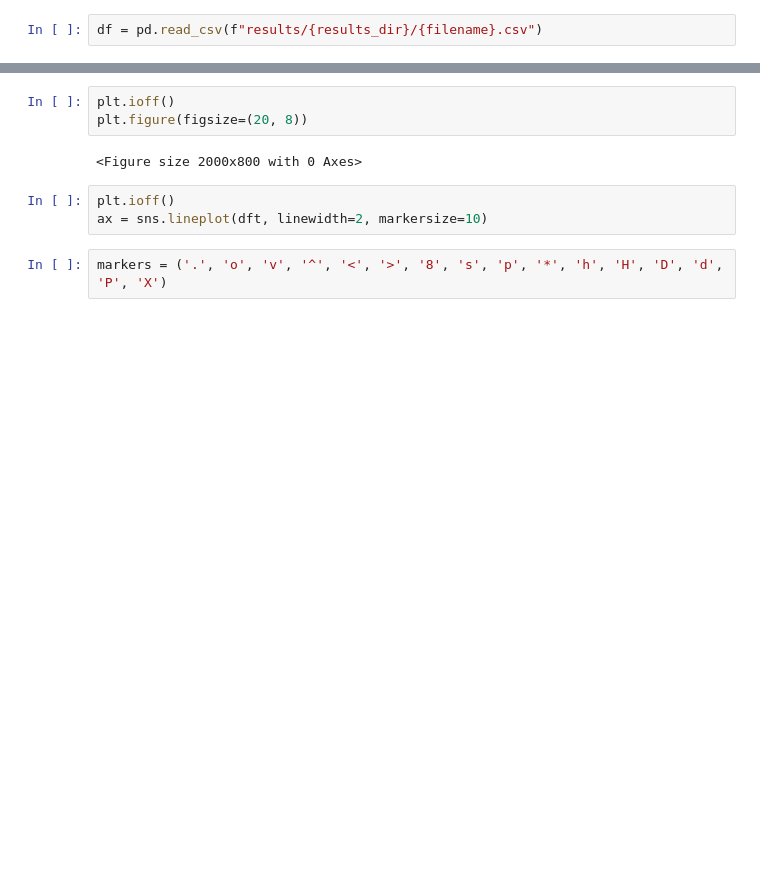
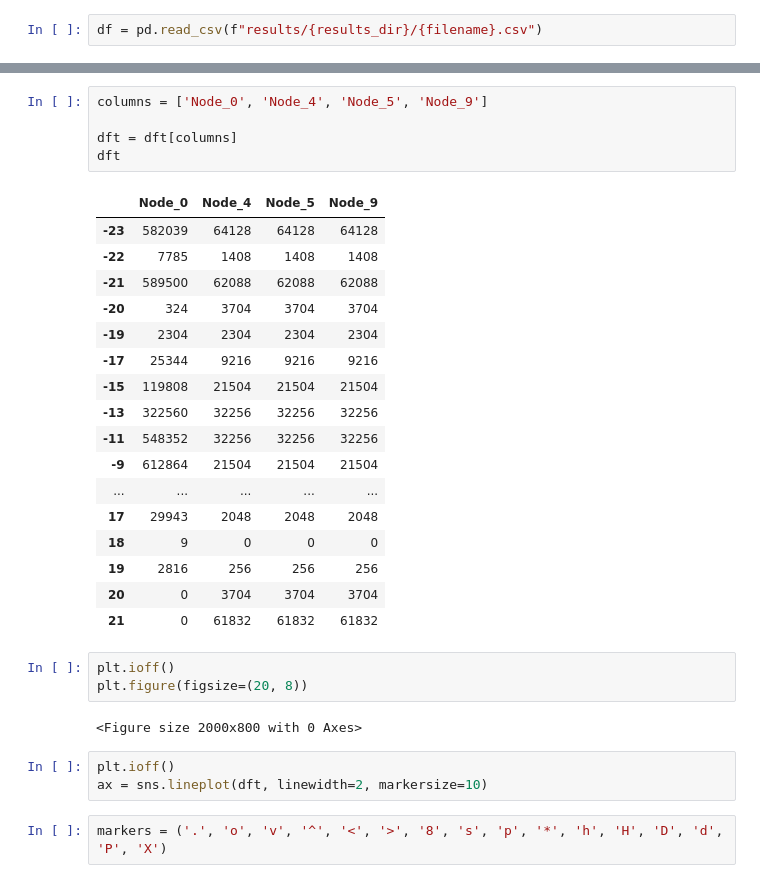
Before and after one commit to amitgaru2/cvf-python-gnn, a Jupyter notebook: cvf-analysis/v2/plot_results.ipynb, the cells around one changed output, grey strips where cells are left out. Cells and saved outputs as stored; diff of their text form; blank space fills up the shorter version.

```diff
--- a/cvf-analysis/v2/plot_results.ipynb
+++ b/cvf-analysis/v2/plot_results.ipynb
@@ -54,3 +54,26 @@ dft
+# %%
+columns = ['Node_0', 'Node_4', 'Node_5', 'Node_9']
+
+dft = dft[columns]
+dft
+# %% [output]
+|  | Node_0 | Node_4 | Node_5 | Node_9 |
+| -23 | 582039 | 64128 | 64128 | 64128 |
+| -22 | 7785 | 1408 | 1408 | 1408 |
+| -21 | 589500 | 62088 | 62088 | 62088 |
+| -20 | 324 | 3704 | 3704 | 3704 |
+| -19 | 2304 | 2304 | 2304 | 2304 |
+| -17 | 25344 | 9216 | 9216 | 9216 |
+| -15 | 119808 | 21504 | 21504 | 21504 |
+| -13 | 322560 | 32256 | 32256 | 32256 |
+| -11 | 548352 | 32256 | 32256 | 32256 |
+| -9 | 612864 | 21504 | 21504 | 21504 |
+| ... | ... | ... | ... | ... |
+| 17 | 29943 | 2048 | 2048 | 2048 |
+| 18 | 9 | 0 | 0 | 0 |
+| 19 | 2816 | 256 | 256 | 256 |
+| 20 | 0 | 3704 | 3704 | 3704 |
+| 21 | 0 | 61832 | 61832 | 61832 |
 # %%
 plt.ioff()
 plt.figure(figsize=(20, 8))
```
Also changed, not shown: parts of 4 cells of this notebook, 3 other files.
